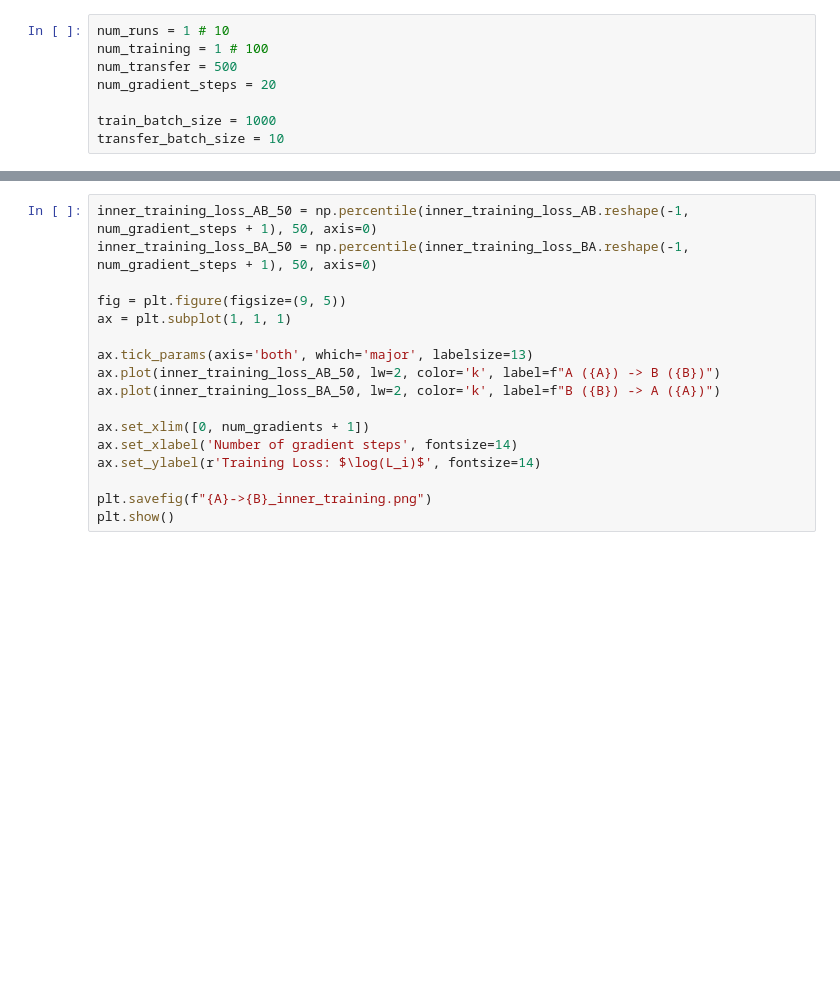
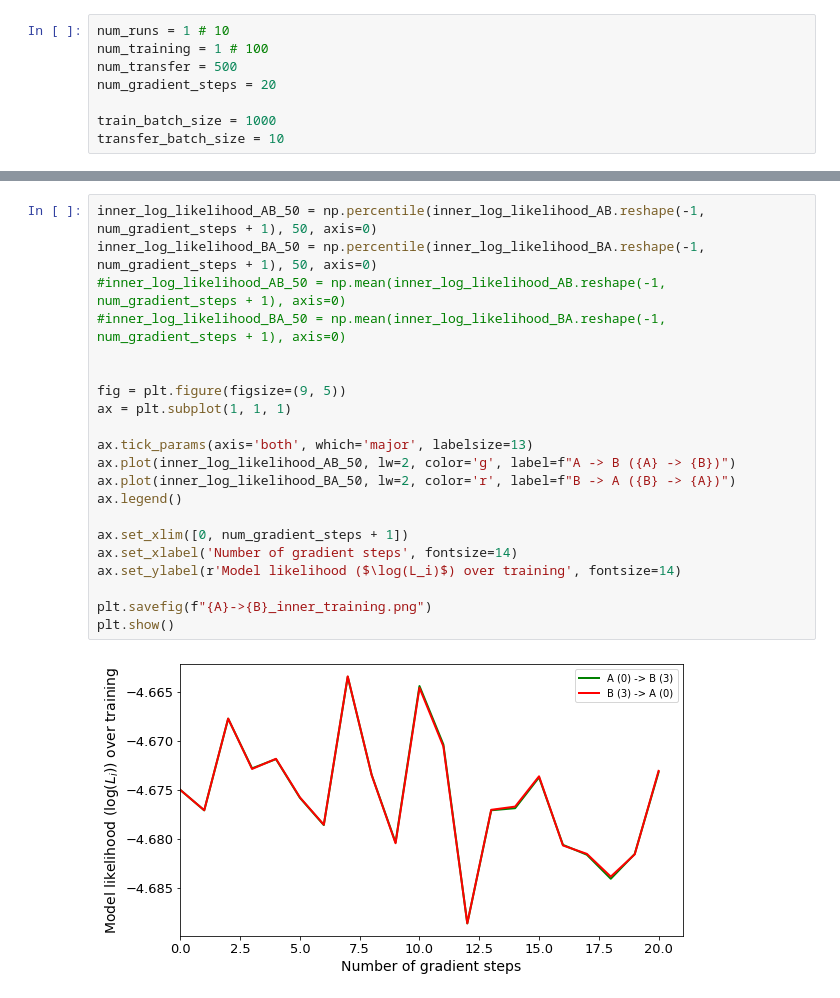
Before and after one commit to RobathanH/A-Meta-Transfer-Objective-For-Learning-To-Disentangle-Causal-Mechanisms, a Jupyter notebook: cs330/notebooks/pairwise_test.ipynb, the cells around one changed output, grey strips where cells are left out. Drawn from its saved outputs; the diff is of its cells as text; blank space fills up the shorter version.

```diff
--- a/cs330/notebooks/pairwise_test.ipynb
+++ b/cs330/notebooks/pairwise_test.ipynb
@@ -135,17 +138,23 @@ plt.show()
 # %%
-inner_training_loss_AB_50 = np.percentile(inner_training_loss_AB.reshape(-1, num_gradient_steps + 1), 50, axis=0)
-inner_training_loss_BA_50 = np.percentile(inner_training_loss_BA.reshape(-1, num_gradient_steps + 1), 50, axis=0)
+inner_log_likelihood_AB_50 = np.percentile(inner_log_likelihood_AB.reshape(-1, num_gradient_steps + 1), 50, axis=0)
+inner_log_likelihood_BA_50 = np.percentile(inner_log_likelihood_BA.reshape(-1, num_gradient_steps + 1), 50, axis=0)
+#inner_log_likelihood_AB_50 = np.mean(inner_log_likelihood_AB.reshape(-1, num_gradient_steps + 1), axis=0)
+#inner_log_likelihood_BA_50 = np.mean(inner_log_likelihood_BA.reshape(-1, num_gradient_steps + 1), axis=0)
+
 
 fig = plt.figure(figsize=(9, 5))
 ax = plt.subplot(1, 1, 1)
 
 ax.tick_params(axis='both', which='major', labelsize=13)
-ax.plot(inner_training_loss_AB_50, lw=2, color='k', label=f"A ({A}) -> B ({B})")
-ax.plot(inner_training_loss_BA_50, lw=2, color='k', label=f"B ({B}) -> A ({A})")
+ax.plot(inner_log_likelihood_AB_50, lw=2, color='g', label=f"A -> B ({A} -> {B})")
+ax.plot(inner_log_likelihood_BA_50, lw=2, color='r', label=f"B -> A ({B} -> {A})")
+ax.legend()
 
-ax.set_xlim([0, num_gradients + 1])
+ax.set_xlim([0, num_gradient_steps + 1])
 ax.set_xlabel('Number of gradient steps', fontsize=14)
-ax.set_ylabel(r'Training Loss: $\log(L_i)$', fontsize=14)
+ax.set_ylabel(r'Model likelihood ($\log(L_i)$) over training', fontsize=14)
 
 plt.savefig(f"{A}->{B}_inner_training.png")
 plt.show()
+# %% [output]
+[figure, added]
```
Also changed, not shown: parts of 5 cells of this notebook.
